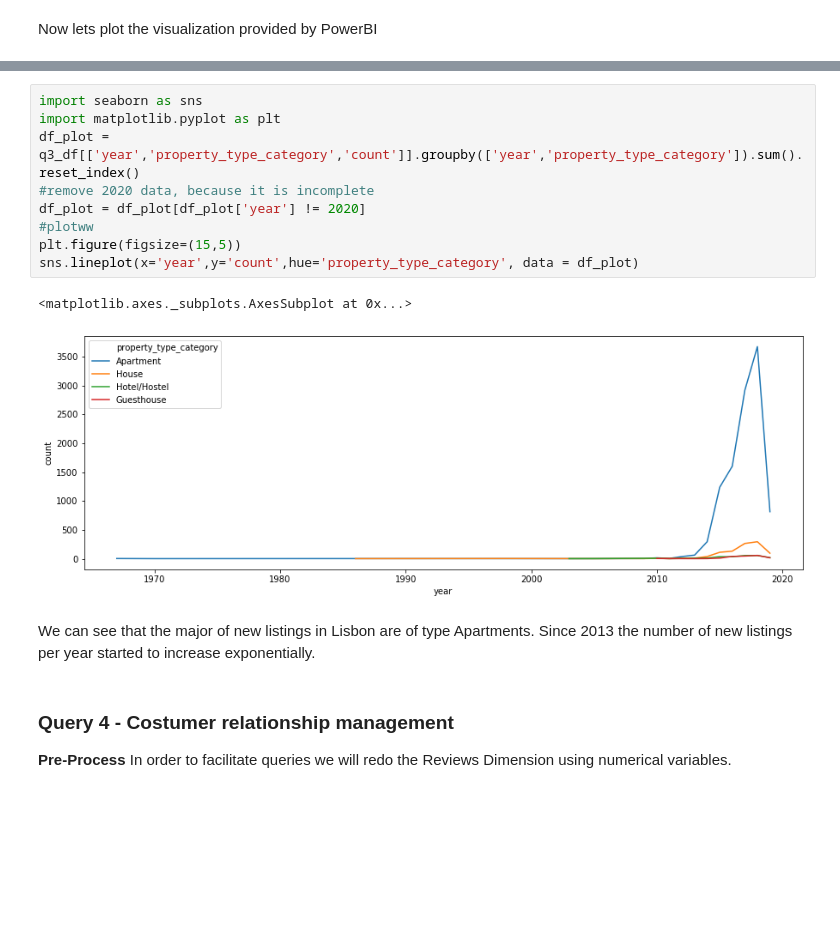
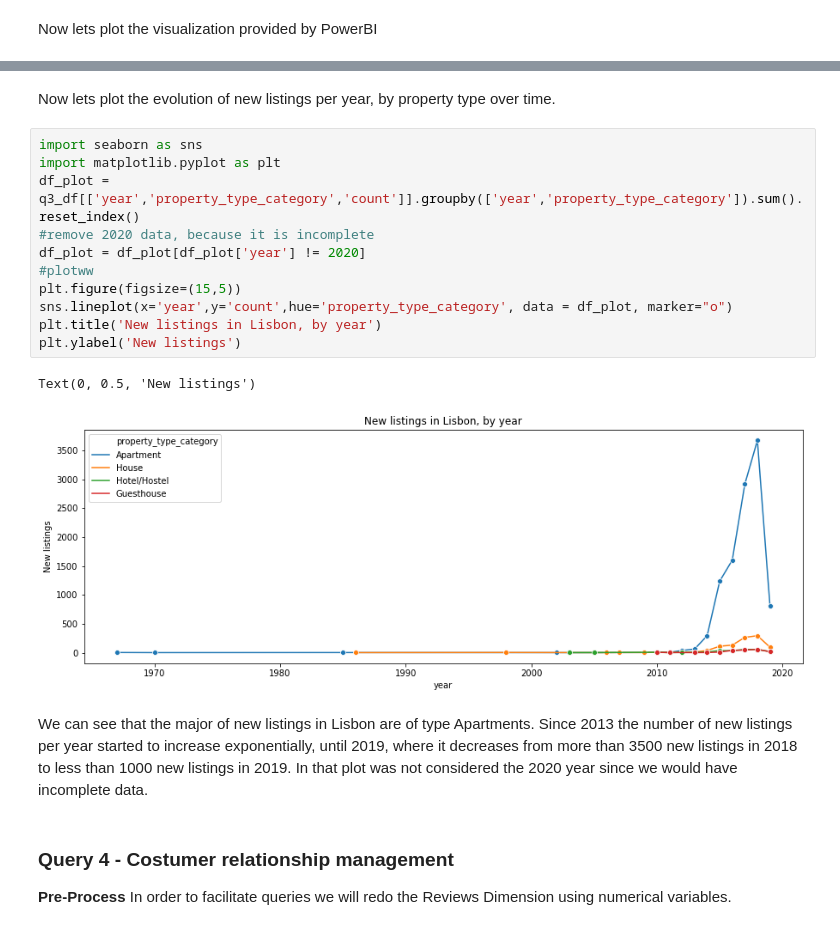
Before and after one commit to beatriz-lima/TPD-Airbnb-Data, a Jupyter notebook: Notebooks/TPD_PhaseIII_012.ipynb, the cells around one changed output, grey strips where cells are left out. Cells and saved outputs as stored; diff of their text form; blank space fills up the shorter version.

```diff
--- a/Notebooks/TPD_PhaseIII_012.ipynb
+++ b/Notebooks/TPD_PhaseIII_012.ipynb
@@ -395,17 +368,21 @@ We can see that the major listings are located in Lisbon parish. We can also see
+# %% [markdown]
+Now lets plot the evolution of new listings per year, by property type over time.
 # %%
 import seaborn as sns
 import matplotlib.pyplot as plt
 df_plot = q3_df[['year','property_type_category','count']].groupby(['year','property_type_category']).sum().reset_index()
 #remove 2020 data, because it is incomplete
 df_plot = df_plot[df_plot['year'] != 2020]
 #plotww
 plt.figure(figsize=(15,5))
-sns.lineplot(x='year',y='count',hue='property_type_category', data = df_plot)
+sns.lineplot(x='year',y='count',hue='property_type_category', data = df_plot, marker="o")
+plt.title('New listings in Lisbon, by year')
+plt.ylabel('New listings')
 # %% [output]
-<matplotlib.axes._subplots.AxesSubplot at 0x...>
+Text(0, 0.5, 'New listings')
-[figure, old version]
+[figure, new version]
 # %% [markdown]
-We can see that the major of new listings in Lisbon are of type Apartments. Since 2013 the number of new listings per year started to increase exponentially.
+We can see that the major of new listings in Lisbon are of type Apartments. Since 2013 the number of new listings per year started to increase exponentially, until 2019, where it decreases from more than 3500 new listings in 2018 to less than 1000 new listings in 2019. In that plot was not considered the 2020 year since we would have incomplete data.
 # %% [markdown]
 ### Query 4 - Costumer relationship management
 
```
Also changed, not shown: parts of 8 cells of this notebook.
